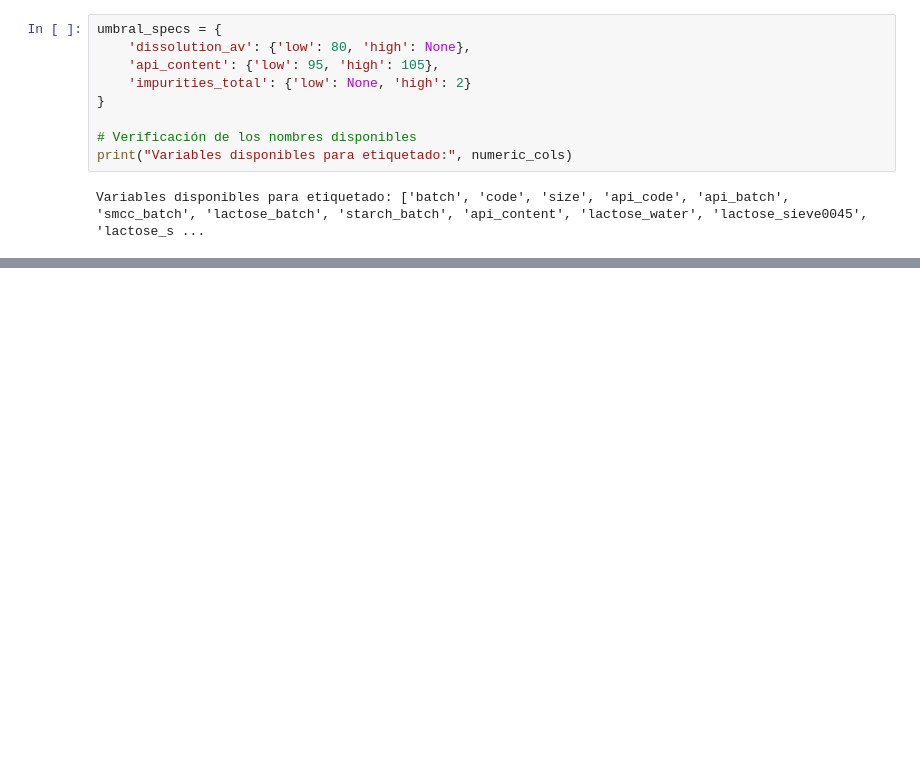
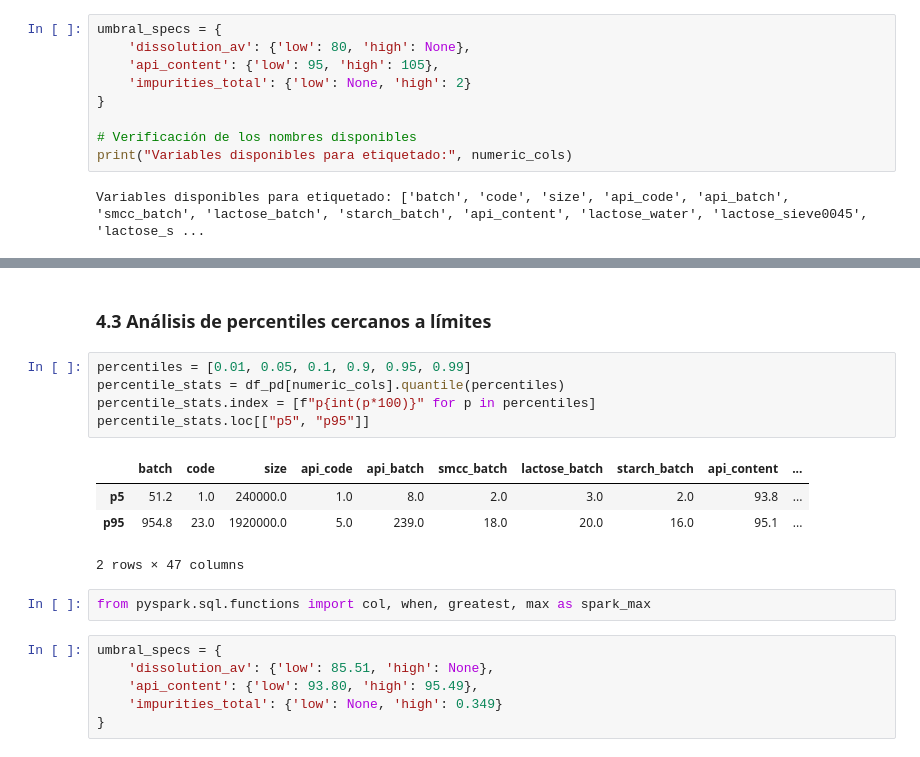
Before and after one commit to jillpg/AnomalyDetection4Pharma, a Jupyter notebook: notebooks/EDA.ipynb, the cells around one changed output, grey strips where cells are left out. Saved outputs shown, nothing was run; the diff lists cells and outputs as text; blank space fills up the shorter version.

```diff
--- a/notebooks/EDA.ipynb
+++ b/notebooks/EDA.ipynb
@@ -290,0 +352,20 @@ Variables disponibles para etiquetado: ['batch', 'code', 'size', 'api_code', 'ap
+# %% [markdown]
+### 4.3 Análisis de percentiles cercanos a límites
+# %%
+percentiles = [0.01, 0.05, 0.1, 0.9, 0.95, 0.99]
+percentile_stats = df_pd[numeric_cols].quantile(percentiles)
+percentile_stats.index = [f"p{int(p*100)}" for p in percentiles]
+percentile_stats.loc[["p5", "p95"]]
+# %% [output]
+|  | batch | code | size | api_code | api_batch | smcc_batch | lactose_batch | starch_batch | api_content | ... |
+| p5 | 51.2 | 1.0 | 240000.0 | 1.0 | 8.0 | 2.0 | 3.0 | 2.0 | 93.8 | ... |
+| p95 | 954.8 | 23.0 | 1920000.0 | 5.0 | 239.0 | 18.0 | 20.0 | 16.0 | 95.1 | ... |
+2 rows × 47 columns
+# %%
+from pyspark.sql.functions import col, when, greatest, max as spark_max
+# %%
+umbral_specs = {
+    'dissolution_av': {'low': 85.51, 'high': None},
+    'api_content': {'low': 93.80, 'high': 95.49},
+    'impurities_total': {'low': None, 'high': 0.349}
+}
```
Also changed, not shown: parts of 19 cells of this notebook, 2 other files.
